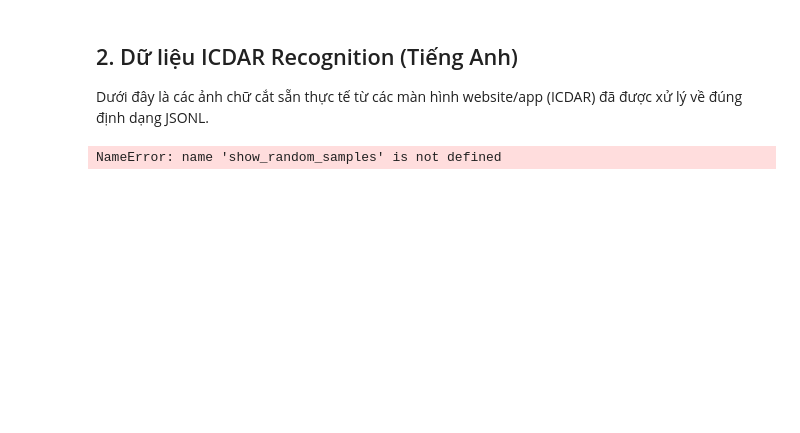
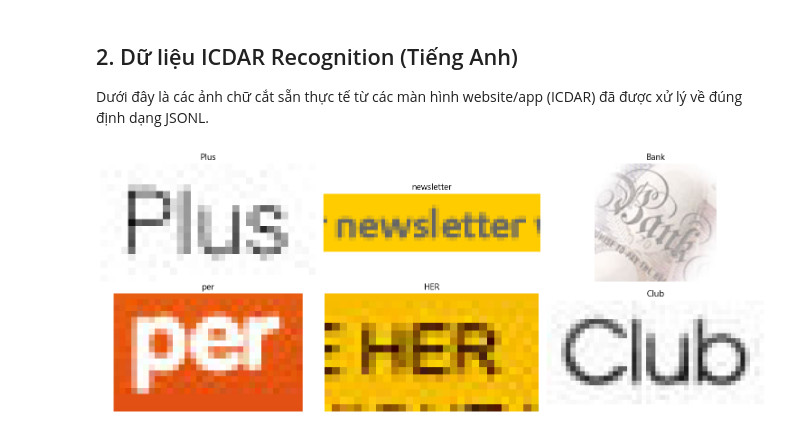
Before and after one commit to nbngoc123/screen-ocr, a Jupyter notebook: notebooks/evaluate_synthetic.ipynb, the cells around one changed output. Drawn from its saved outputs; the diff is of its cells as text; code cells hidden in the pictures; blank space fills up the shorter version.

```diff
--- a/notebooks/evaluate_synthetic.ipynb
+++ b/notebooks/evaluate_synthetic.ipynb
@@ -65,6 +65,6 @@ NameError: name 'show_random_samples' is not defined
 ## 2. Dữ liệu ICDAR Recognition (Tiếng Anh)
 Dưới đây là các ảnh chữ cắt sẵn thực tế từ các màn hình website/app (ICDAR) đã được xử lý về đúng định dạng JSONL.
 # %%
-show_random_samples("data/raw/Recognition/labels.jsonl", num_samples=6)
+show_random_samples("../data/raw/Recognition/labels.jsonl", num_samples=6)
 # %% [output]
-NameError: name 'show_random_samples' is not defined
+[figure, added]
```
Also changed, not shown: parts of 1 cell of this notebook, 20 other files.
